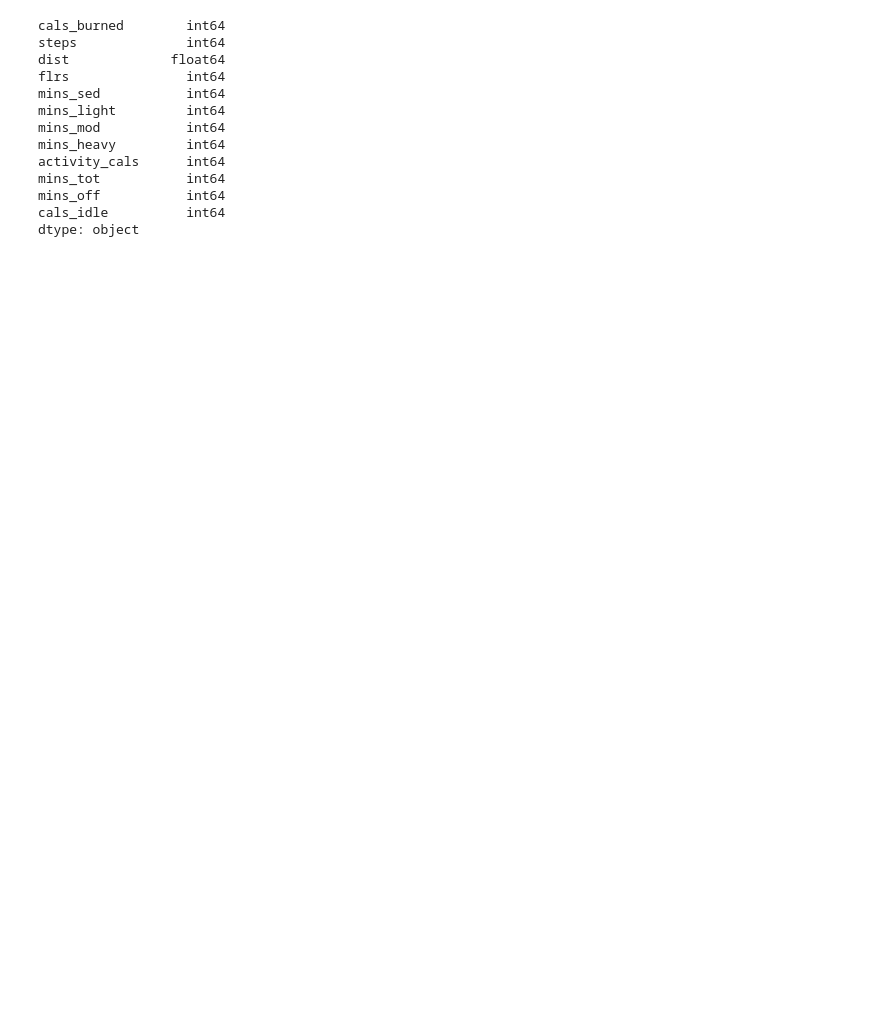
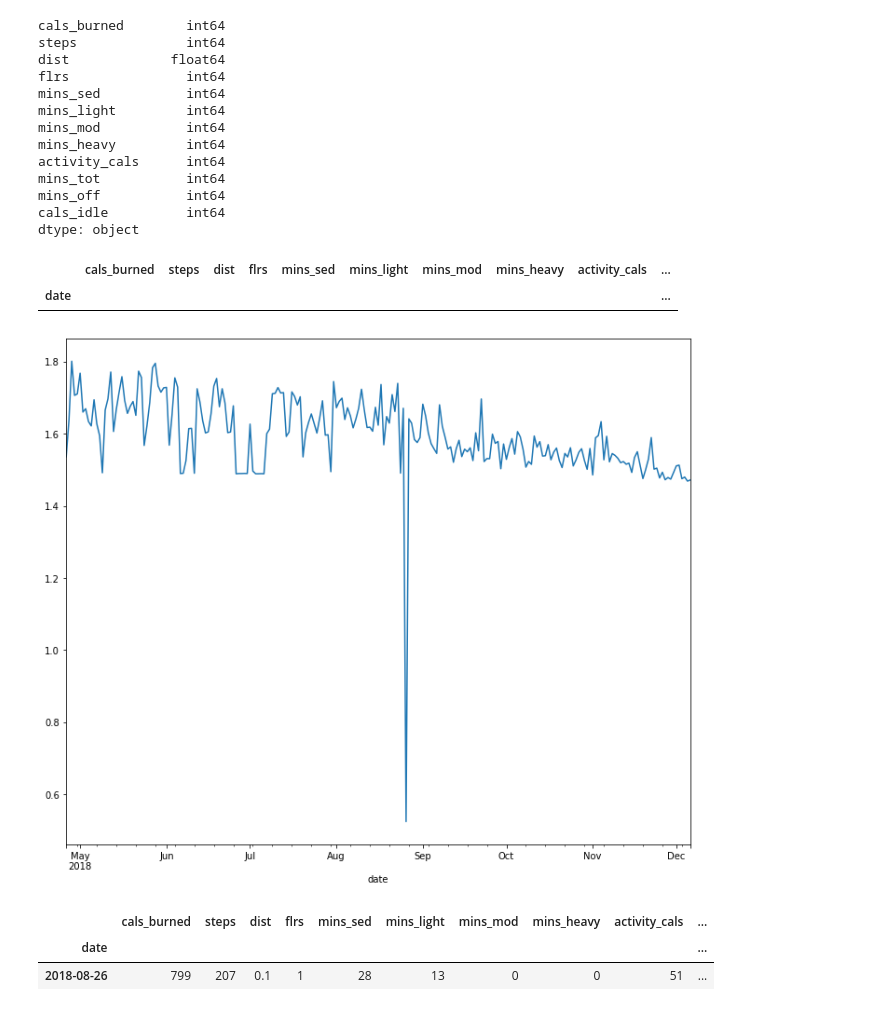
Before and after one commit to DoubleStufERoe/BayesP05_Fitbit, a Jupyter notebook: fitbit_kworking.ipynb, the cells around one changed output. Drawn from its saved outputs; the diff is of its cells as text; code cells hidden in the pictures; blank space fills up the shorter version.

```diff
--- a/fitbit_kworking.ipynb
+++ b/fitbit_kworking.ipynb
@@ -376,6 +365,24 @@ mins_tot           int64
 mins_off           int64
 cals_idle          int64
 dtype: object
+# %%
+df[df.mins_sed==0]
+# %% [output]
+|  | cals_burned | steps | dist | flrs | mins_sed | mins_light | mins_mod | mins_heavy | activity_cals | ... |
+| date |  |  |  |  |  |  |  |  |  | ... |
+# %%
+df['idle_cals_per_min'] = df.cals_idle/(df.mins_sed+df.mins_off)
+plt.figure(figsize=(12,10))
+df.idle_cals_per_min.plot()
+plt.show()
+# %% [output]
+[figure, added]
+# %%
+df[df.idle_cals_per_min>5]
+# %% [output]
+|  | cals_burned | steps | dist | flrs | mins_sed | mins_light | mins_mod | mins_heavy | activity_cals | ... |
+| date |  |  |  |  |  |  |  |  |  | ... |
+| 2018-08-26 | 799 | 207 | 0.1 | 1 | 28 | 13 | 0 | 0 | 51 | ... |
 # %%
 def all_line_5sample_plots(df):
     for col in df.columns[(df.dtypes == 'int64') | (df.dtypes == 'float64')]:
```
Also changed, not shown: parts of 10 cells of this notebook, 2 other files.
